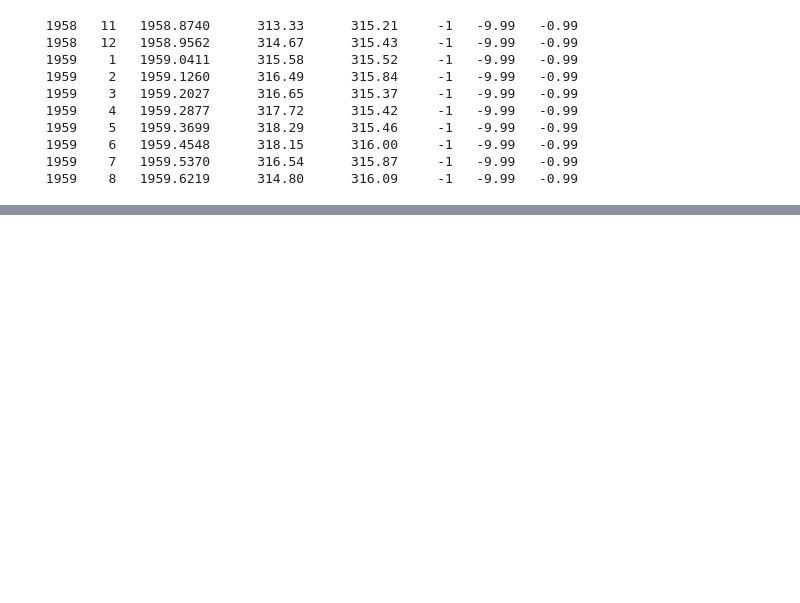
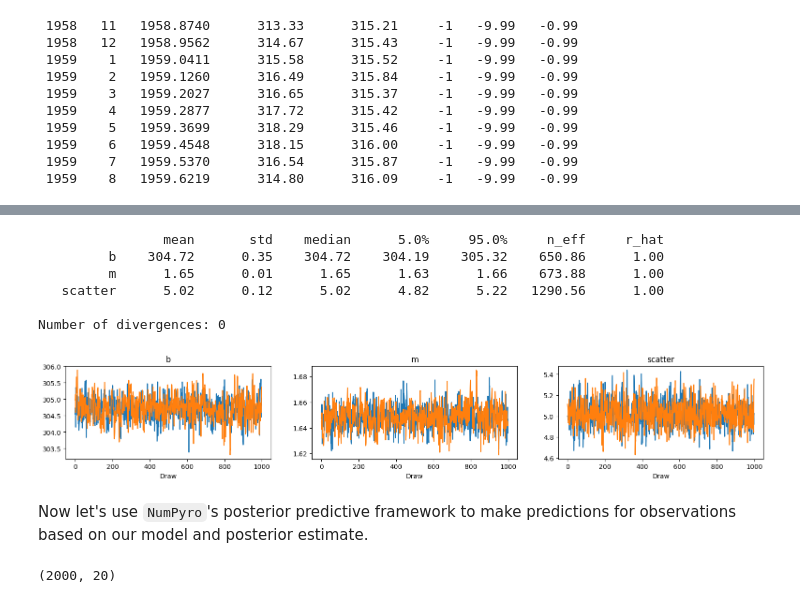
Before and after one commit to uo-phys/comp-phys-26, a Jupyter notebook: notebooks/CO2 w NumPyro.ipynb, the cells around one changed output, grey strips where cells are left out. Saved outputs shown, nothing was run; the diff lists cells and outputs as text; code cells hidden in the pictures; blank space fills up the shorter version.

```diff
--- a/notebooks/CO2 w NumPyro.ipynb
+++ b/notebooks/CO2 w NumPyro.ipynb
@@ -53,0 +80,43 @@ plt.plot(date, co2)
+# %%
+def linear_model(time=None, co2=None):
+    # priors
+    m = numpyro.sample('m', dist.Normal(scale=10))
+    b = numpyro.sample('b', dist.Normal(loc=300, scale=100))
+    σ = numpyro.sample('scatter', dist.HalfNormal(scale=20))
+
+    # Define the mean of the normal likelihood
+    μ = numpyro.deterministic("μ", m * time + b)
+
+    # Likelihood (sampling distribution) of observations
+    with numpyro.plate("data", len(time)):
+        obs = numpyro.sample('co2', dist.Normal(loc=μ, scale=σ), obs=co2)
+# %%
+# Generate a starting key, which we'll split for later operations.
+rng_key = random.PRNGKey(1)
+rng_key, rng_key_ = random.split(rng_key)
+
+kernel = infer.NUTS(linear_model)
+num_samples = 1000
+mcmc = infer.MCMC(
+    kernel,
+    num_chains=2,
+    num_warmup=1000,
+    num_samples=num_samples)
+mcmc.run(rng_key_,
+         time=date,
+         co2=co2)
+mcmc.print_summary()
+# %% [output]
+                mean       std    median      5.0%     95.0%     n_eff     r_hat
+         b    304.72      0.35    304.72    304.19    305.32    650.86      1.00
+         m      1.65      0.01      1.65      1.63      1.66    673.88      1.00
+   scatter      5.02      0.12      5.02      4.82      5.22   1290.56      1.00
+
+Number of divergences: 0
+# %%
+idata = az.from_numpyro(mcmc)
+az.plot_trace(idata, var_names=["~μ"]);
+# %% [output]
+[figure, added]
+# %% [markdown]
+Now let's use `NumPyro`'s posterior predictive framework to make predictions for observations based on our model and posterior estimate.
@@ -53,0 +125,10 @@ plt.plot(date, co2)
+# %%
+tgrid = np.linspace(date.min(), date.max(), 20)
+
+post_pred_samples = infer.Predictive(linear_model, samples)(
+    random.PRNGKey(1), time=tgrid,
+)
+post_pred_y = post_pred_samples["co2"]
+post_pred_y.shape
+# %% [output]
+(2000, 20)
```
Also changed, not shown: parts of 66 cells of this notebook.
